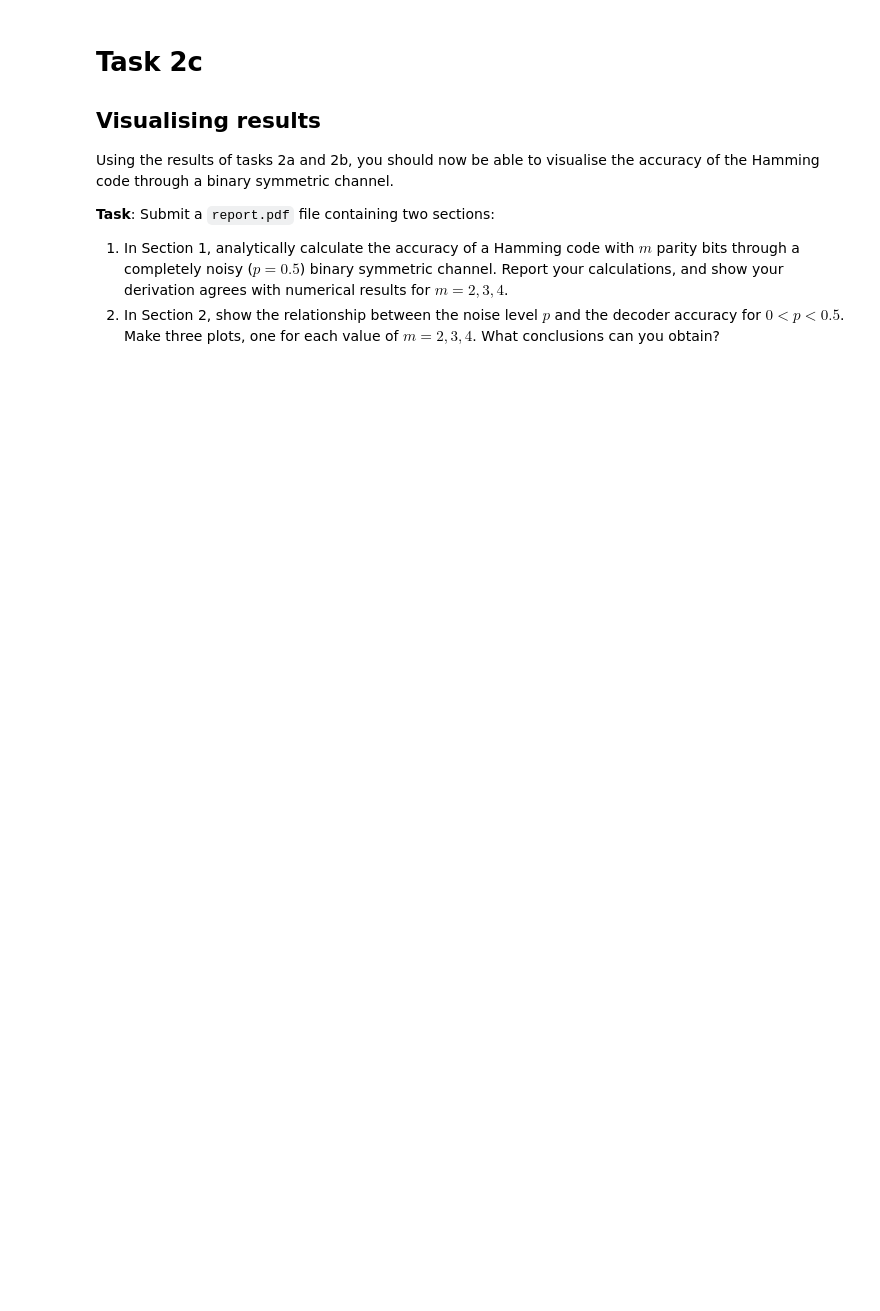
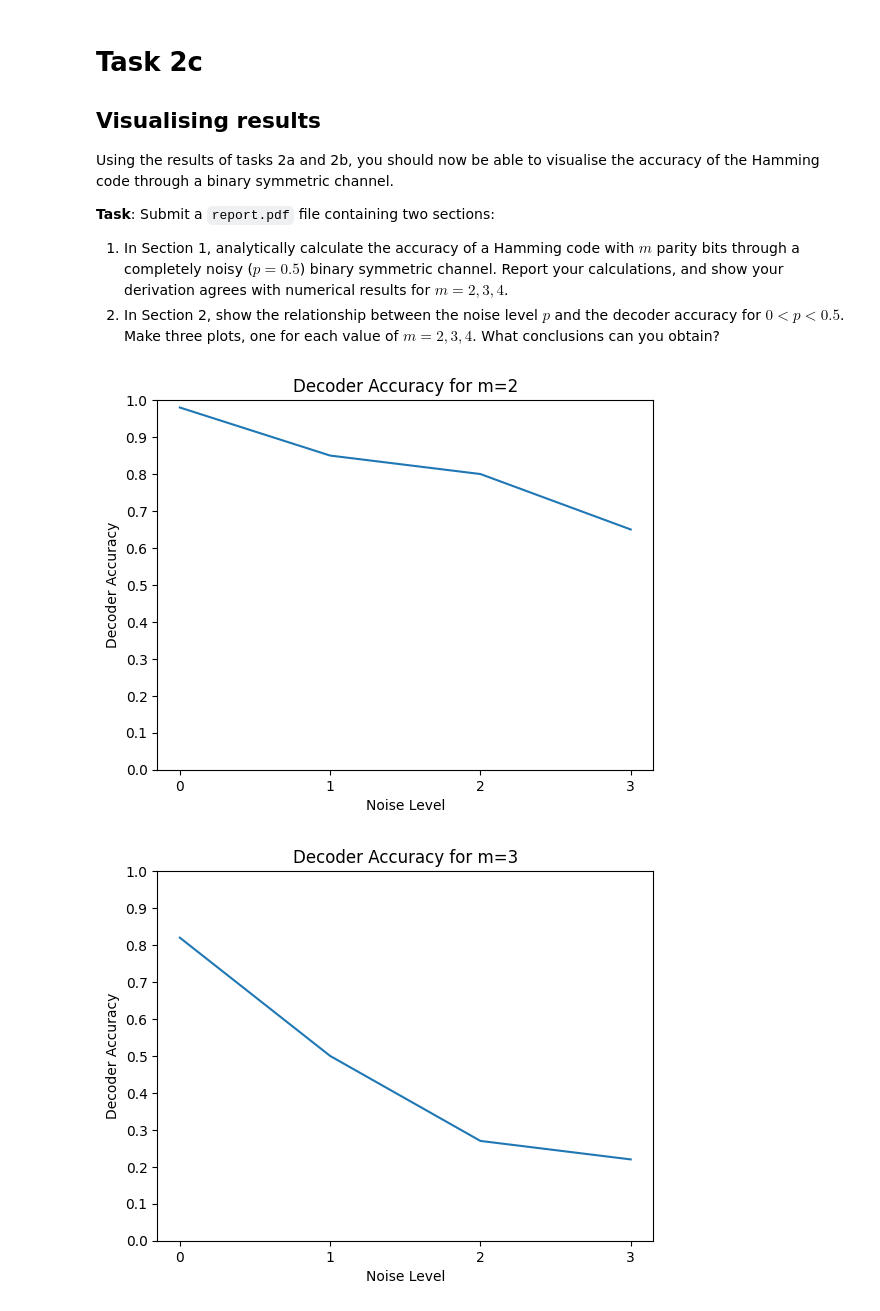
Before and after one commit to belfioreasia/Statistical-Information-Theory, a Jupyter notebook: Lab_4_Hamming_code.ipynb, the cells around one changed output. Saved outputs shown, nothing was run; the diff lists cells and outputs as text; code cells hidden in the pictures; blank space fills up the shorter version.

Commit message:
Added plotting for Task 2c. Fixed functinos in py file.

```diff
--- a/Lab_4_Hamming_code.ipynb
+++ b/Lab_4_Hamming_code.ipynb
@@ -315,7 +341,8 @@ To simulate the noise, you should use random numbers from the `numpy.random` mod
 reload(cw)
 
 data = np.array([0,0,0,1])
-p = 0.2
+p = 0.5
 # For some np.ndarray data and some float p, you should be able to call:
-data==cw.binary_symmetric_channel(data, p)
+flipped = cw.binary_symmetric_channel(data, p)
+data==flipped, len(data)-np.count_nonzero(data==flipped)
 # %% [output]
@@ -359,3 +396,39 @@ Using the results of tasks 2a and 2b, you should now be able to visualise the ac
 **Task**: Submit a `report.pdf` file containing two sections:
 1. In Section 1, analytically calculate the accuracy of a Hamming code with $m$ parity bits through a completely noisy ($p=0.5$) binary symmetric channel. Report your calculations, and show your derivation agrees with numerical results for $m=2, 3, 4$.
 1. In Section 2, show the relationship between the noise level $p$ and the decoder accuracy for $0<p<0.5$. Make three plots, one for each value of $m=2, 3, 4$. What conclusions can you obtain?
+# %%
+# Section 1
+reload(cw)
+
+m = [2,3,4]
+for m_i in m:
+    cw.decoder_accuracy(m, 0.5)
+# %%
+# Section 2
+reload(cw)
+import matplotlib.pyplot as plt
+
+# probabilities = [0., 0.1, 0.2, 0.3, 0.4, 0.5]
+probabilities = [0.1, 0.2, 0.3, 0.4]
+parity_bits = [2, 3, 4]
+
+accuracies_by_m = {}
+accuracies = np.ndarray((len(parity_bits),len(probabilities)))
+for j in range(len(parity_bits)):
+    m = parity_bits[j]
+    for i in range(len(probabilities)):
+        p = probabilities[i]
+        accuracies[j,i] = cw.decoder_accuracy(m, p)
+    accuracies_by_m[m] = accuracies[j,:].tolist()
+
+for m in parity_bits:
+    plt.title(f"Decoder Accuracy for m={m}")
+    plt.plot(accuracies_by_m[m])
+    plt.xlabel("Noise Level")
+    plt.xticks([p*10-1 for p in probabilities])
+    plt.ylabel("Decoder Accuracy")
+    plt.yticks([1, .9, .8, .7, .6, .5, .4, .3, .2, .1, 0])
+    plt.show()
+# %% [output]
+[figure, added]
+[figure, added]
```
Also changed, not shown: parts of 9 cells of this notebook, 2 other files.
